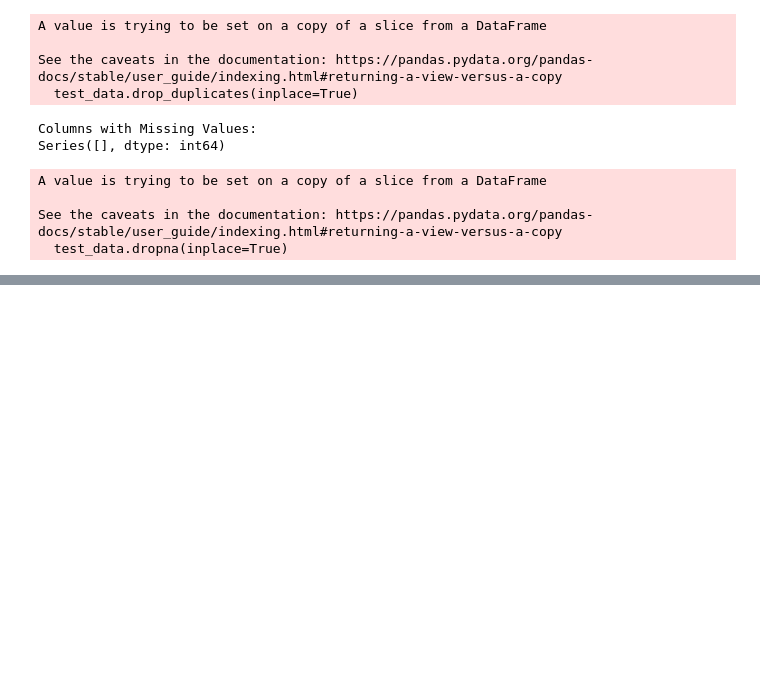
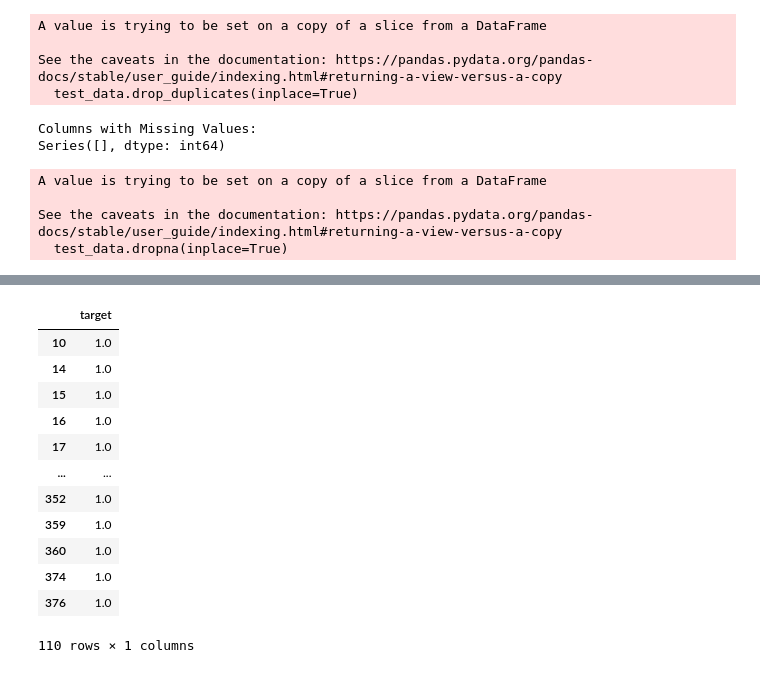
Before and after one commit to HasankaRajakaruna/Kaggle-Projects, a Jupyter notebook: Untitled29.ipynb, the cells around one changed output, grey strips where cells are left out. Cells and saved outputs as stored; diff of their text form; code cells hidden in the pictures; blank space fills up the shorter version.

```diff
--- a/Untitled29.ipynb
+++ b/Untitled29.ipynb
@@ -424,0 +475,16 @@ Accuracy: 0.3269961977186312
+# %%
+y_test_data[y_test_data['target'] == 1]
+# %% [output]
+|  | target |
+| 10 | 1.0 |
+| 14 | 1.0 |
+| 15 | 1.0 |
+| 16 | 1.0 |
+| 17 | 1.0 |
+| ... | ... |
+| 352 | 1.0 |
+| 359 | 1.0 |
+| 360 | 1.0 |
+| 374 | 1.0 |
+| 376 | 1.0 |
+110 rows × 1 columns
```
Also changed, not shown: parts of 16 cells of this notebook.
